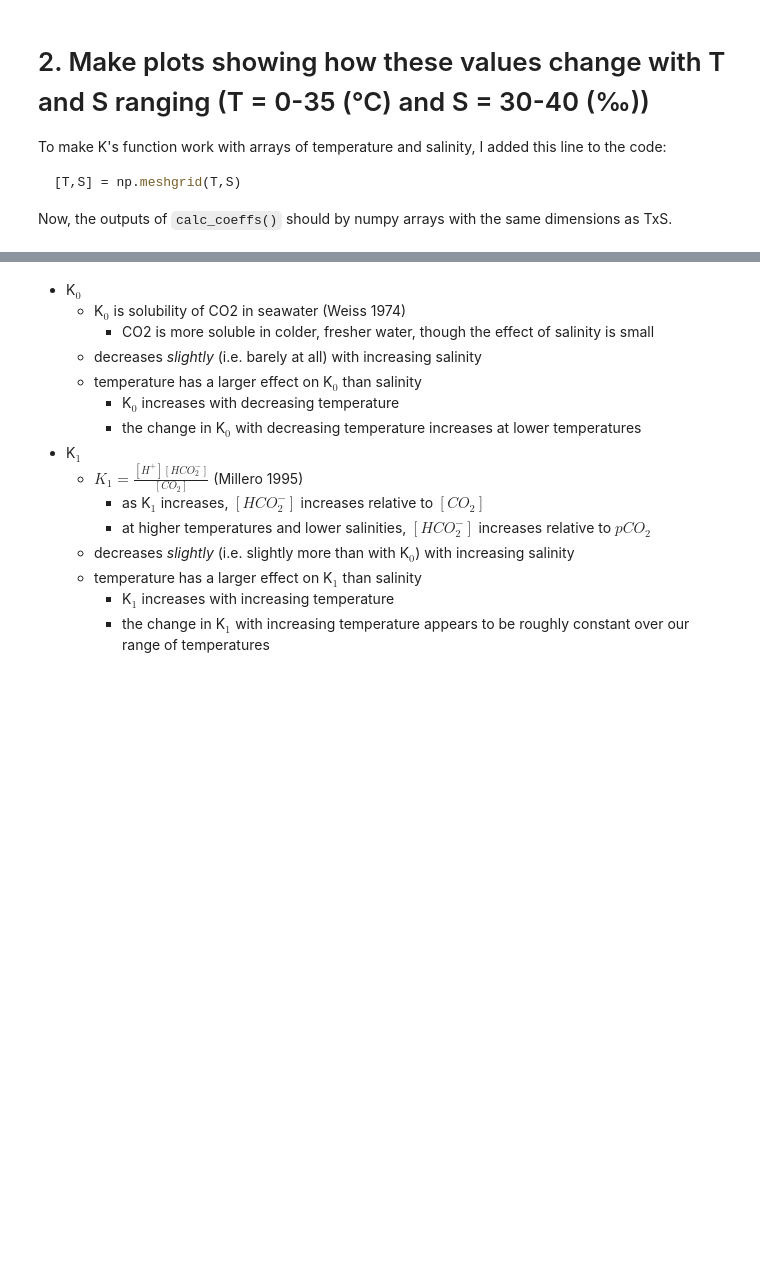
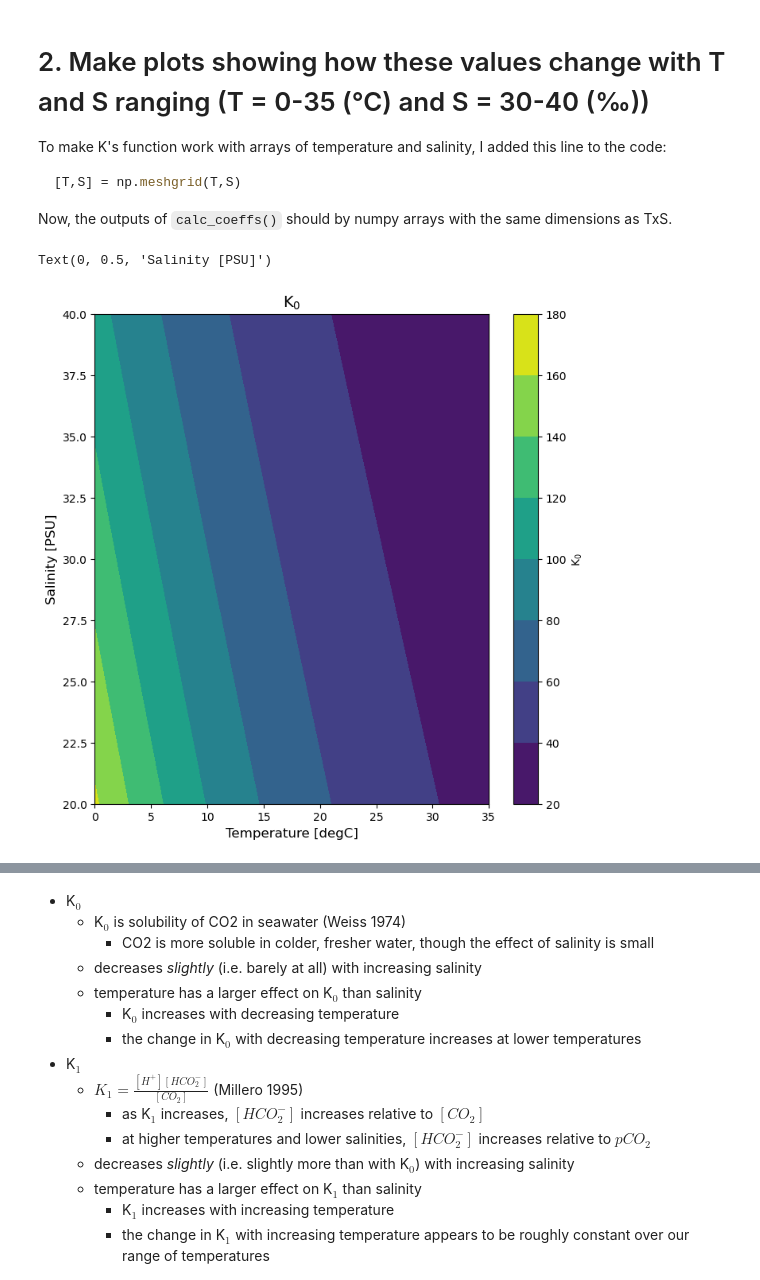
Before and after one commit to abby-baskind/OCG577, a Jupyter notebook: OCG577_HW5.ipynb, the cells around one changed output, grey strips where cells are left out. Drawn from its saved outputs; the diff is of its cells as text; code cells hidden in the pictures; blank space fills up the shorter version.

```diff
--- a/OCG577_HW5.ipynb
+++ b/OCG577_HW5.ipynb
@@ -62,3 +62,16 @@ S = np.arange(30,40.1,0.1)
+# %%
+fig, ax = plt.subplots(figsize = [8,8])
+
+im = ax.contourf(t,s,coeffs['k0']*coeffs['k1']/coeffs['k2'])
+cbar = plt.colorbar(im, ax = ax)
+cbar.set_label('K$_0$')
+# ax.contour(t,s,coeffs['k0'], cmap = 'Greys_r')
+ax.set_title('K$_0$', fontsize = 14)
+ax.set_xlabel('Temperature [degC]', fontsize = 12)
+ax.set_ylabel('Salinity [PSU]', fontsize = 12)
+# %% [output]
+Text(0, 0.5, 'Salinity [PSU]')
+[figure, added]
 # %%
 fig, axarr = plt.subplots(ncols = 3, figsize = [21,7])
 axarr = axarr.flatten()
```
Also changed, not shown: parts of 2 cells of this notebook, 5 other files.
